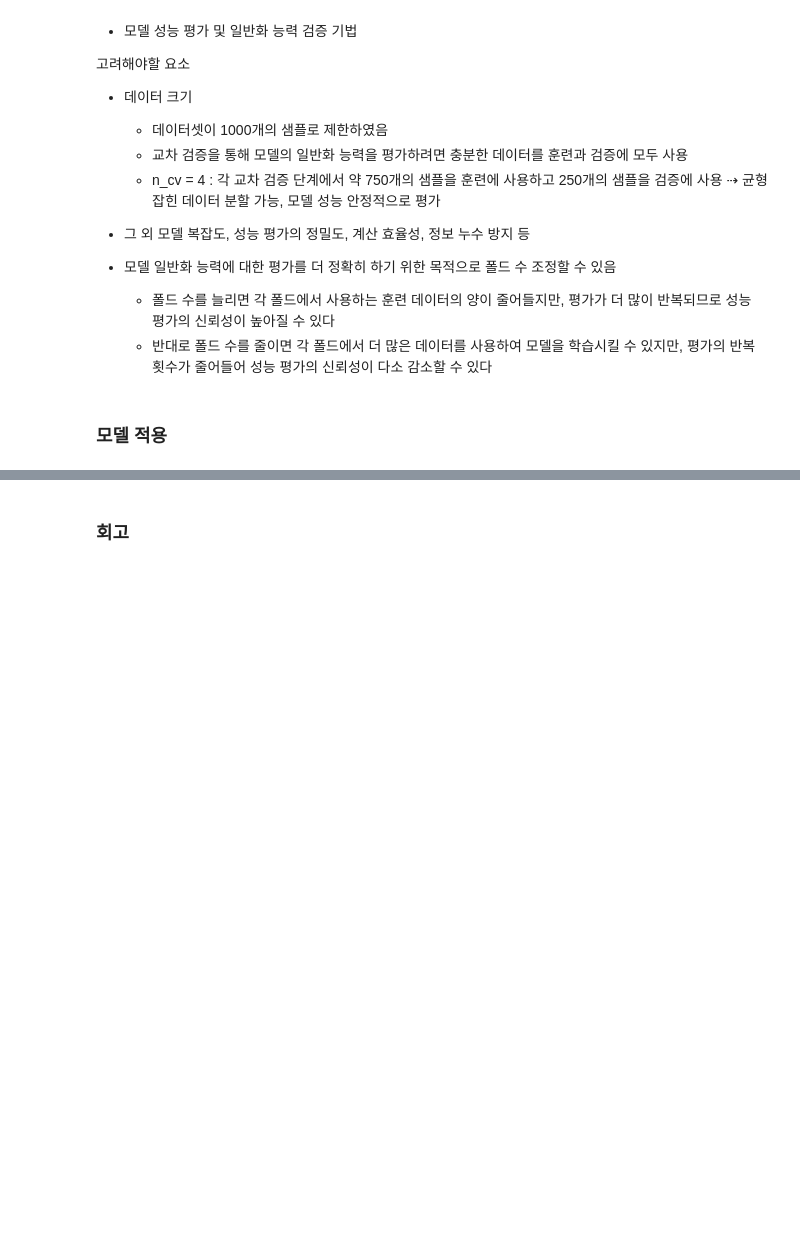
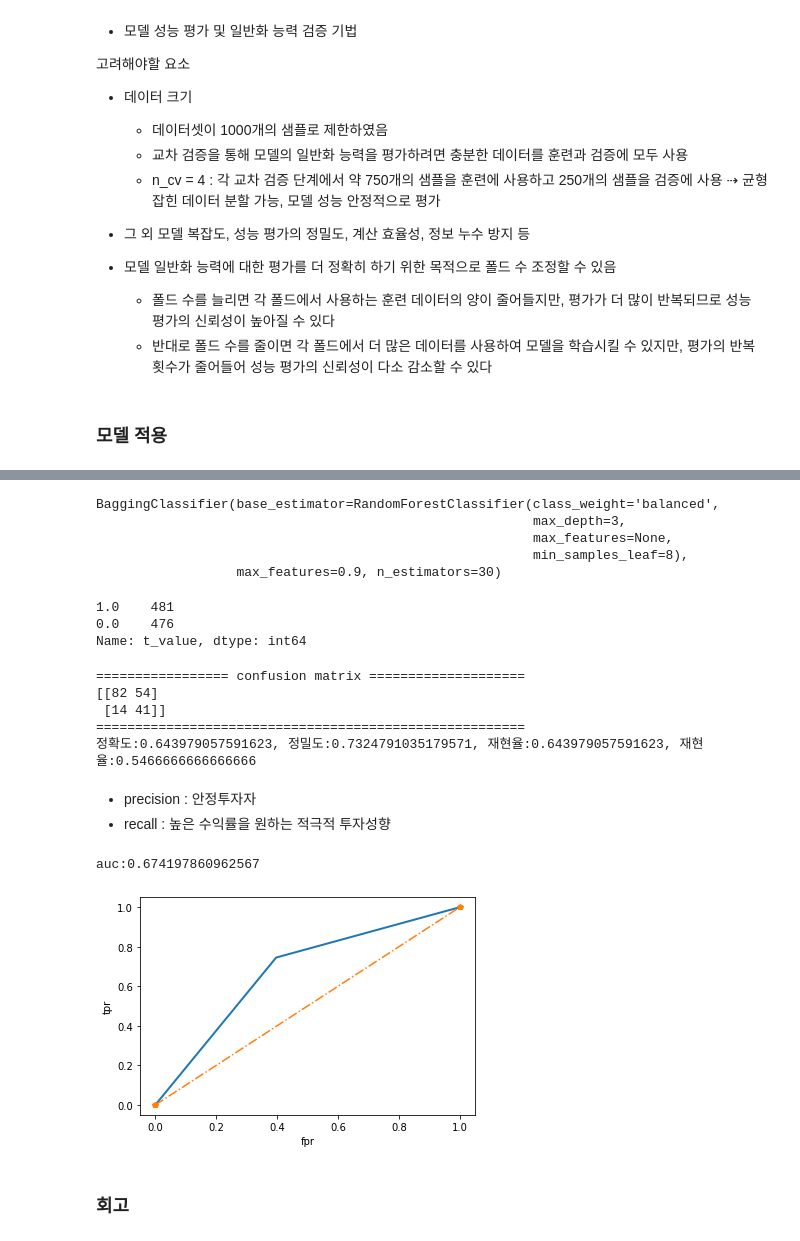
Before and after one commit to inseonseo/AIFFEL_Quest, a Jupyter notebook: Quest_0304/Binary_Classifier_for_ETH_Trend.ipynb, the cells around one changed output, grey strips where cells are left out. Cells and saved outputs as stored; diff of their text form; code cells hidden in the pictures; blank space fills up the shorter version.

```diff
--- a/Quest_0304/Binary_Classifier_for_ETH_Trend.ipynb
+++ b/Quest_0304/Binary_Classifier_for_ETH_Trend.ipynb
@@ -509,3 +509,23 @@ from sklearn.metrics import accuracy_score, precision_score, recall_score, confu
 
 sys.path.append('/aiffel/aiffel/fnguide/data/')
 from libs.mlutil.pkfold import PKFold
+# %%
+# 데이터 경로 설정 및 pickle 파일 불러오기
+DATA_PATH = '/aiffel/aiffel/fnguide/data/'
+data_file_name = os.path.join(DATA_PATH, 'sub_upbit_eth_min_feature_labels.pkl')
+
+df_data = pd.read_pickle(data_file_name)
+df_data['t_value'] = df_data['t_value'].apply(lambda x: x if x == 1 else 0)
+# 여기서부터 모델에 적용하기 위한 데이터 정제화를 시작합니다.
+df_data['t_value'].value_counts()
+
+# 데이터셋 비율 나누기
+train_ratio, test_ratio = 0.7, 0.2
+n_train = int(np.round(len(df_data) * train_ratio))
+n_test = int(np.round(len(df_data) * test_ratio))
+
+X, y = df_data.iloc[:, 5:-1], df_data.iloc[:, -1]
+
+# standardzation
+sc = StandardScaler()
+X_sc = sc.fit_transform(X)
@@ -568,11 +577,11 @@ cv = PKFold(n_cv, t1, 0)
 # %% [markdown]
 ### 모델 적용
 # %%
-bc_params = {'n_estimators': [5, 10, 20, 30, 50, 100, 200],
-             'max_features': [0.3, 0.5, 0.7, 0.9],
-             'base_estimator__max_depth': [3,5,10,20],
+bc_params = {'n_estimators': [30, 50, 100, 200],
+             'max_features': [0.3, 0.9],
+             'base_estimator__max_depth': [3,5,10],
              'base_estimator__max_features': [None, 'auto'],
-             'base_estimator__min_samples_leaf': [1, 2, 3, 5, 8, 10],
+             'base_estimator__min_samples_leaf': [1, 2, 8],
              'bootstrap_features': [False, True]
             }
 # %%
@@ -591,0 +623,3 @@ Fitting 4 folds for each of 2688 candidates, totalling 10752 fits
+# %%
+# fit (실험2)
+gs_rfc.fit(train_x, train_y)
@@ -591,0 +645,4 @@ Fitting 4 folds for each of 2688 candidates, totalling 10752 fits
+# %%
+# best estimator
+gs_rfc_best = gs_rfc.best_estimator_
+gs_rfc_best.fit(train_x, train_y)
@@ -593,33 +675,57 @@ Fitting 4 folds for each of 2688 candidates, totalling 10752 fits
 # best estimator
 gs_rfc_best = gs_rfc.best_estimator_
 gs_rfc_best.fit(train_x, train_y)
+# %% [output]
+BaggingClassifier(base_estimator=RandomForestClassifier(class_weight='balanced',
+                                                        max_depth=3,
+                                                        max_features=None,
+                                                        min_samples_leaf=8),
+                  max_features=0.9, n_estimators=30)
 # %%
 # 예측값 확인
 pred_y = gs_rfc_best.predict(test_x)
 prob_y = gs_rfc_best.predict_proba(test_x)
+# %%
+y.value_counts()
+# %% [output]
+1.0    481
+0.0    476
+Name: t_value, dtype: int64
 # %%
-# test_y, pred_y를 활용한 지표 적용
 confusion = confusion_matrix(test_y, pred_y)
 accuracy  = accuracy_score(test_y, pred_y)
-precision = precision_score(test_y, pred_y)
-recall    = recall_score(test_y, pred_y)
+precision = precision_score(test_y, pred_y, average='weighted')
+recall = recall_score(test_y, pred_y, average='weighted')
+f1 = f1_score(test_y, pred_y)
 
-# 지표를 통한 결과 확인
+
 print('================= confusion matrix ====================')
 print(confusion)
 print('=======================================================')
-print(f'정확도:{accuracy}, 정밀도:{precision}, 재현율:{recall}')
+print(f'정확도:{accuracy}, 정밀도:{precision}, 재현율:{recall}, 재현율:{f1}')
+# %% [output]
+================= confusion matrix ====================
+[[82 54]
+ [14 41]]
+=======================================================
+정확도:0.643979057591623, 정밀도:0.7324791035179571, 재현율:0.643979057591623, 재현율:0.5466666666666666
+# %% [markdown]
+- precision : 안정투자자
+- recall : 높은 수익률을 원하는 적극적 투자성향
 # %%
 # ROC curve 만들기
 fpr, tpr, thresholds = roc_curve(test_y, pred_y)
 auc = roc_auc_score(test_y, pred_y)
 
 # ROC curve 시각화
 plt.plot(fpr, tpr, linewidth=2)
-plt.plot([0, 1], [0, 1], 'b-.') # dash-dotted diagonal
+plt.plot([0, 1], [0, 1], 'p-.') # dash-dotted diagonal
 plt.xlabel('fpr')
 plt.ylabel('tpr')
 print(f'auc:{auc}')
+# %% [output]
+auc:0.674197860962567
+[figure, added]
 # %% [markdown]
 ### 회고
 # %% [markdown]
```
Also changed, not shown: parts of 10 cells of this notebook.
